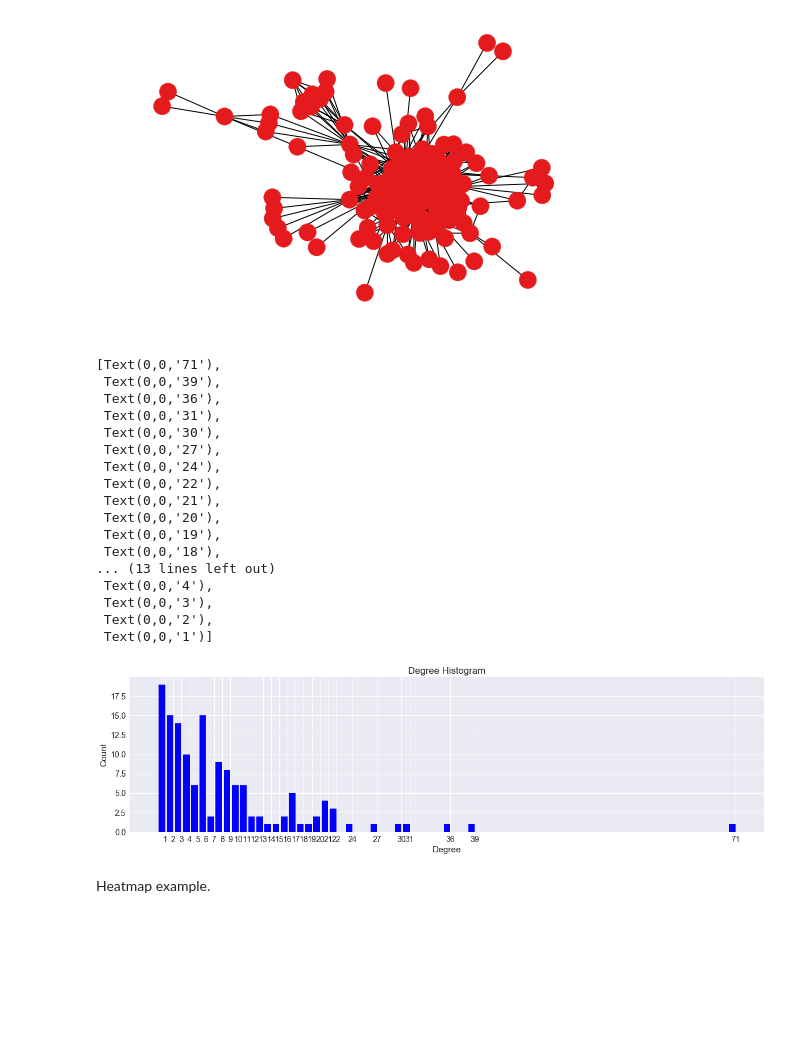
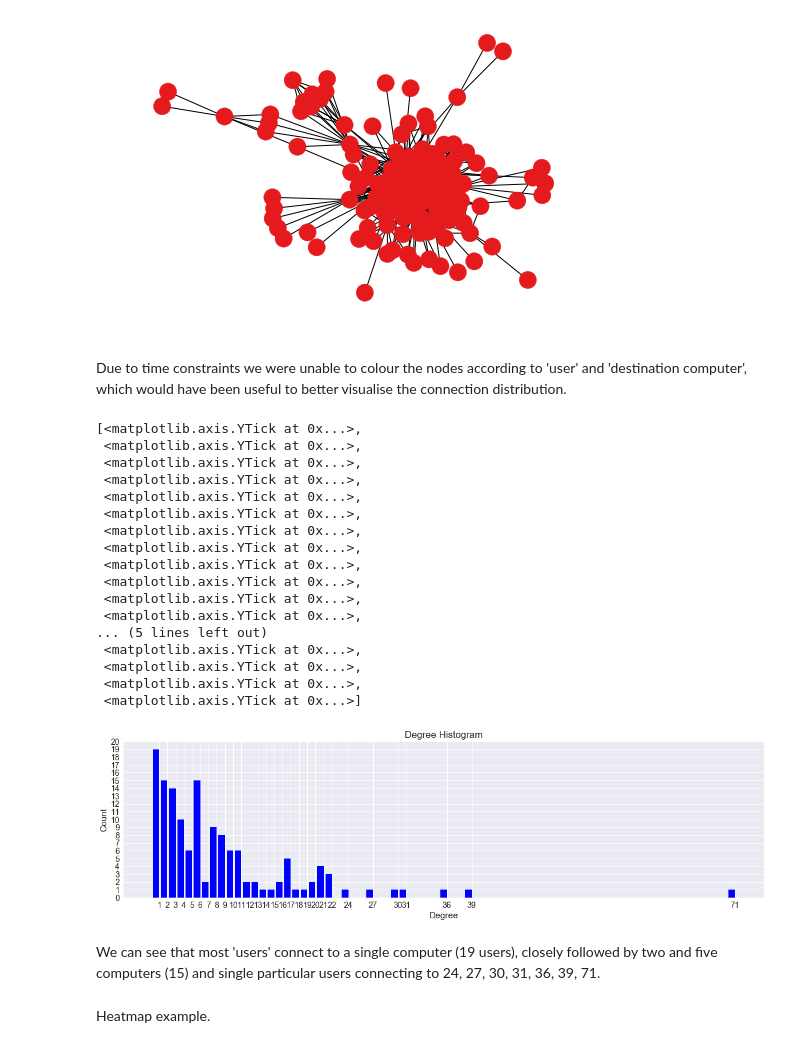
Before and after one commit to samanthawise/dstassignment4, a Jupyter notebook: topic model.ipynb, the cells around one changed output. Saved outputs shown, nothing was run; the diff lists cells and outputs as text; code cells hidden in the pictures; blank space fills up the shorter version.

```diff
--- a/topic model.ipynb
+++ b/topic model.ipynb
@@ -320,41 +320,46 @@ carac['myvalue'].cat.codes
 nx.draw(G, node_color=carac['myvalue'].cat.codes, cmap=plt.cm.Set1)
 # %% [output]
 [figure]
+# %% [markdown]
+Due to time constraints we were unable to colour the nodes according to 'user' and 'destination computer', which would have been useful to better visualise the connection distribution.
 # %%
 # Degree histogram
 
 degree_sequence = sorted([d for n, d in G.degree()], reverse=True)
 # print "Degree sequence", degree_sequence
 degreeCount = collections.Counter(degree_sequence)
 deg, cnt = zip(*degreeCount.items())
 
 fig, ax = plt.subplots(figsize = (20,5))
 plt.bar(deg, cnt, width=0.80, color='b')
 
 plt.title("Degree Histogram")
 plt.ylabel("Count")
 plt.xlabel("Degree")
 ax.set_xticks([d + 0.4 for d in deg])
 ax.set_xticklabels(deg)
+ax.set_yticks(np.linspace(0, 20, num=21))
 # %% [output]
-[Text(0,0,'71'),
- Text(0,0,'39'),
- Text(0,0,'36'),
- Text(0,0,'31'),
- Text(0,0,'30'),
- Text(0,0,'27'),
- Text(0,0,'24'),
- Text(0,0,'22'),
- Text(0,0,'21'),
- Text(0,0,'20'),
- Text(0,0,'19'),
- Text(0,0,'18'),
-... (13 lines left out)
- Text(0,0,'4'),
- Text(0,0,'3'),
- Text(0,0,'2'),
- Text(0,0,'1')]
+[<matplotlib.axis.YTick at 0x...>,
+ <matplotlib.axis.YTick at 0x...>,
+ <matplotlib.axis.YTick at 0x...>,
+ <matplotlib.axis.YTick at 0x...>,
+ <matplotlib.axis.YTick at 0x...>,
+ <matplotlib.axis.YTick at 0x...>,
+ <matplotlib.axis.YTick at 0x...>,
+ <matplotlib.axis.YTick at 0x...>,
+ <matplotlib.axis.YTick at 0x...>,
+ <matplotlib.axis.YTick at 0x...>,
+ <matplotlib.axis.YTick at 0x...>,
+ <matplotlib.axis.YTick at 0x...>,
+... (5 lines left out)
+ <matplotlib.axis.YTick at 0x...>,
+ <matplotlib.axis.YTick at 0x...>,
+ <matplotlib.axis.YTick at 0x...>,
+ <matplotlib.axis.YTick at 0x...>]
-[figure, old version]
+[figure, new version]
+# %% [markdown]
+We can see that most 'users' connect to a single computer (19 users), closely followed by two and five computers (15) and single particular users connecting to 24, 27, 30, 31, 36, 39, 71.
 # %% [markdown]
 Heatmap example.
 # %%
```
Also changed, not shown: parts of 2 cells of this notebook.
